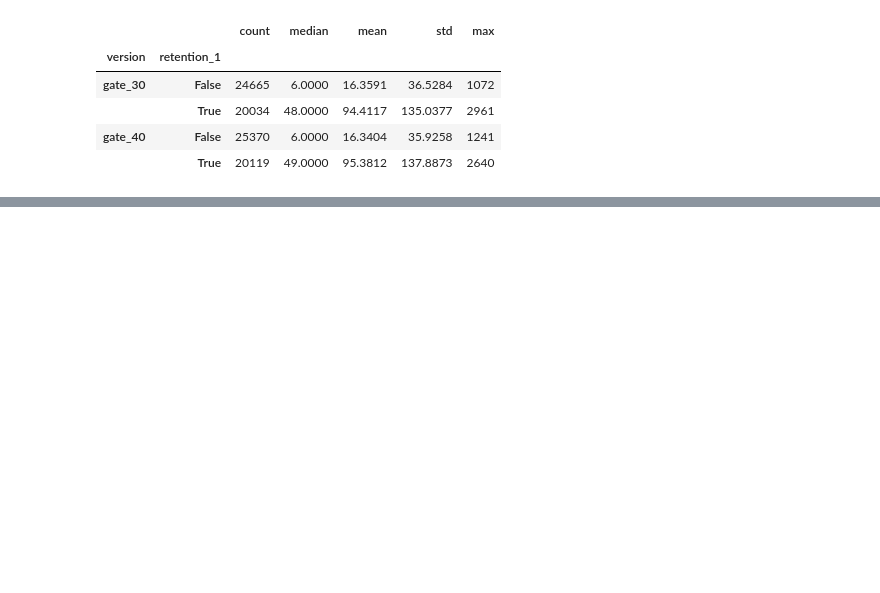
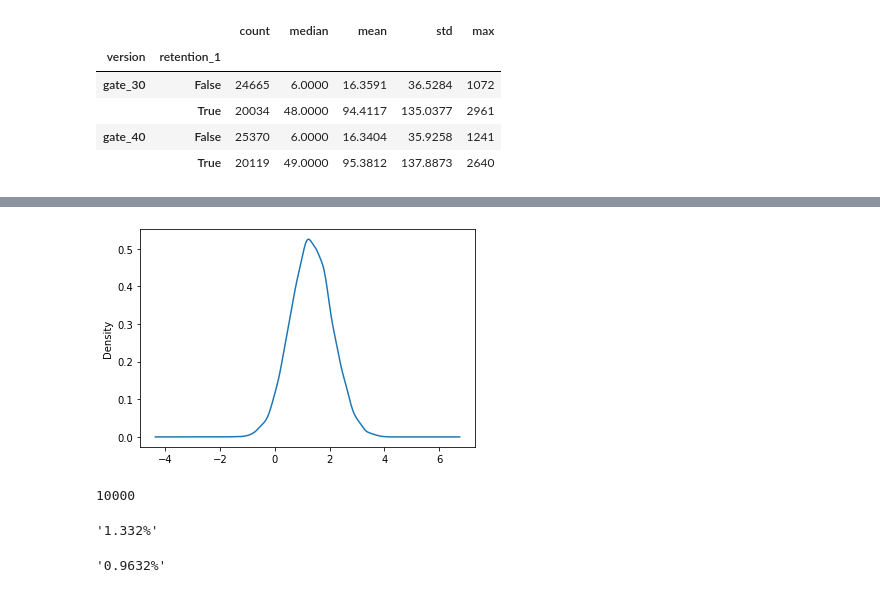
Before and after one commit to roma-glushko/cookie-cats-ab-test-analysis, a Jupyter notebook: index.ipynb, the cells around one changed output, grey strips where cells are left out. Saved outputs shown, nothing was run; the diff lists cells and outputs as text; code cells hidden in the pictures; blank space fills up the shorter version.

```diff
--- a/index.ipynb
+++ b/index.ipynb
@@ -209,0 +362,20 @@ dataset.groupby(["version", "retention_7"]).sum_gamerounds.agg(["count", "median
+# %%
+sampled_means['difference_percentage'] = ((sampled_means['gate_30'] - sampled_means['gate_40']) / sampled_means['gate_40']) * 100
+
+sampled_means['difference_percentage'].plot(kind='kde');
+# %% [output]
+[figure, added]
+# %%
+(sampled_means['difference_percentage'] >= 0.6).count()
+# %% [output]
+10000
+# %%
+f"{sampled_means['difference_percentage'].mean():.5}%"
+# %% [output]
+'1.332%'
+# %%
+probability_gate30_retention_is_higher = (sampled_means['difference_percentage'] > 0).mean()
+
+f'{probability_gate30_retention_is_higher:.5}%'
+# %% [output]
+'0.9632%'
```
Also changed, not shown: parts of 25 cells of this notebook.
